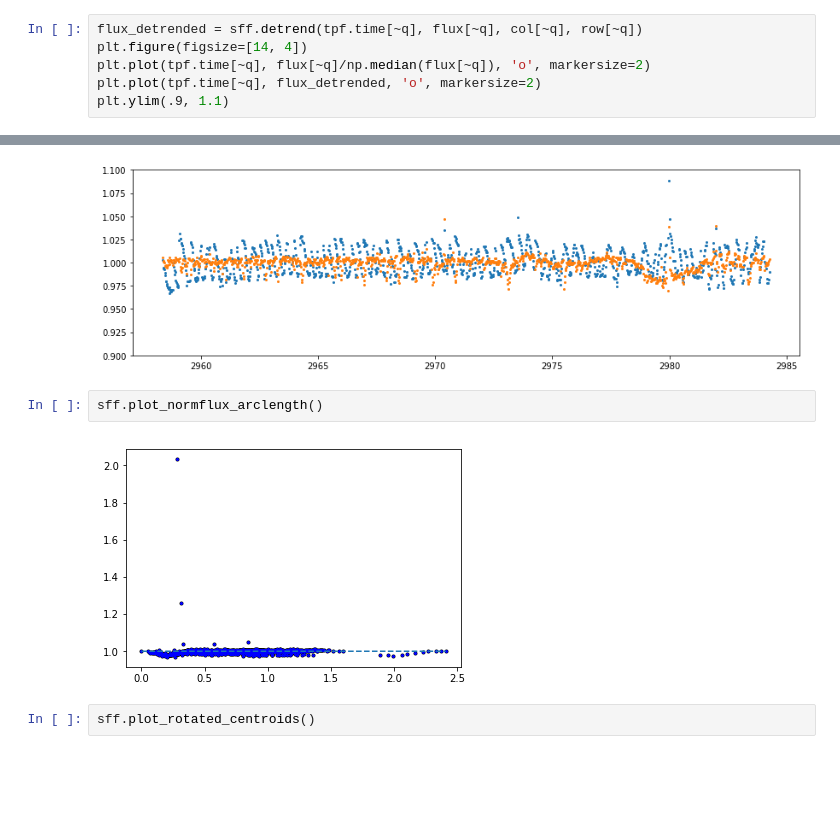
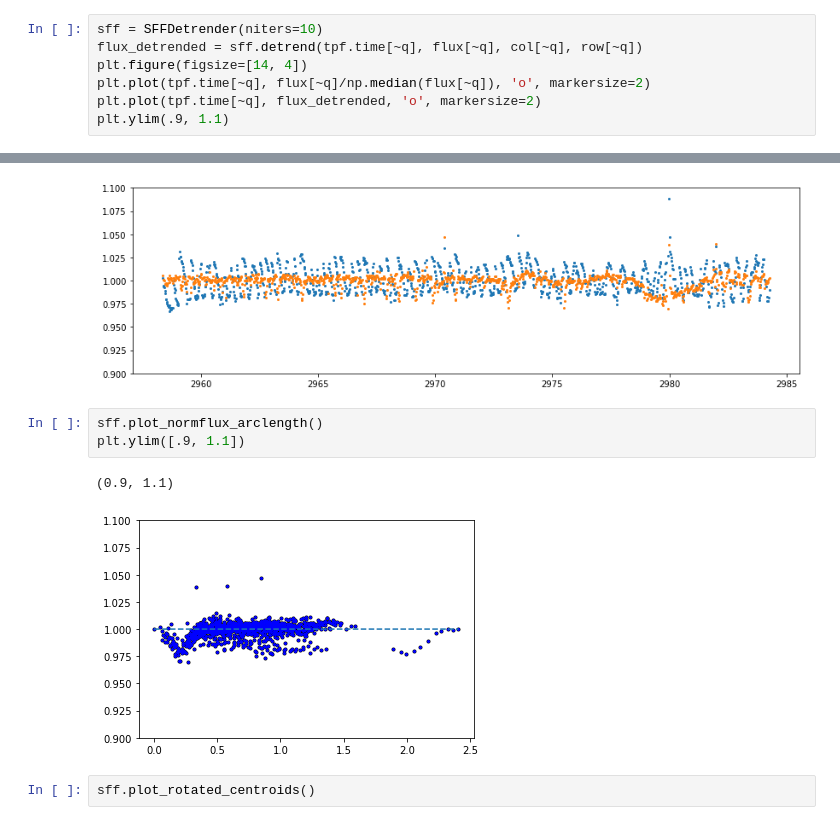
Before and after one commit to KeplerGO/pyke, a Jupyter notebook: docs/source/tutorials/ipython_notebooks/motion-correction/trappist1.ipynb, the cells around one changed output, grey strips where cells are left out. Saved outputs shown, nothing was run; the diff lists cells and outputs as text; blank space fills up the shorter version.

```diff
--- a/docs/source/tutorials/ipython_notebooks/detrending/trappist1.ipynb
+++ b/docs/source/tutorials/ipython_notebooks/motion-correction/trappist1.ipynb
@@ -83,6 +83,7 @@ sff.plot_rotated_centroids()
 # %% [output]
 [figure]
 # %%
+sff = SFFDetrender(niters=10)
 flux_detrended = sff.detrend(tpf.time[~q], flux[~q], col[~q], row[~q])
 plt.figure(figsize=[14, 4])
 plt.plot(tpf.time[~q], flux[~q]/np.median(flux[~q]), 'o', markersize=2)
@@ -91,10 +92,12 @@ plt.ylim(.9, 1.1)
 # %% [output]
 (0.9, 1.1)
 [figure]
-# %%
-sff.plot_normflux_arclength()
-# %% [output]
-[figure, removed]
+# %%
+sff.plot_normflux_arclength()
+plt.ylim([.9, 1.1])
+# %% [output]
+(0.9, 1.1)
+[figure, added]
 # %%
 sff.plot_rotated_centroids()
 # %% [output]
```
Also changed, not shown: parts of 2 cells of this notebook, 3 other files.
